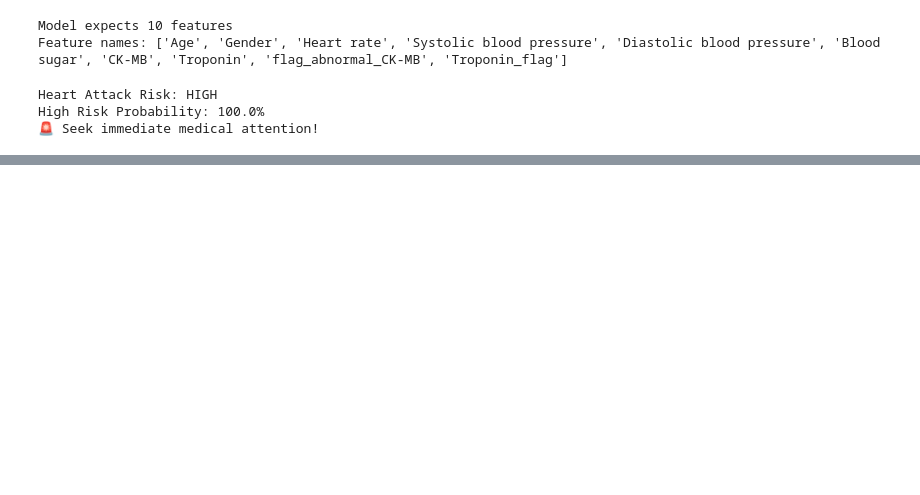
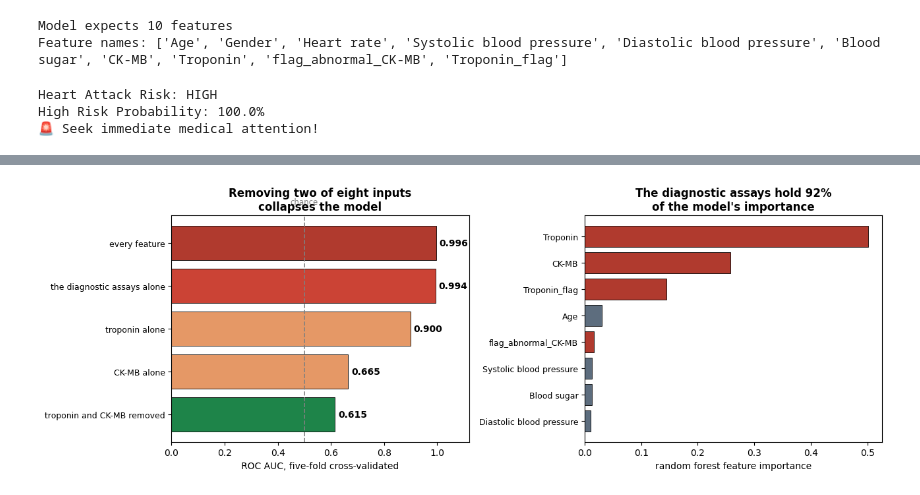
Before and after one commit to chuabrandon26/HeartAttackPrediction-ML, a Jupyter notebook: heart_attack_classification_Project.ipynb, the cells around one changed output, grey strips where cells are left out. Cells and saved outputs as stored; diff of their text form; code cells hidden in the pictures; blank space fills up the shorter version.

```diff
--- a/heart_attack_classification_Project.ipynb
+++ b/heart_attack_classification_Project.ipynb
@@ -308,8 +363,16 @@ randomcv_models = [
 # %% [markdown]
 Using RandomizedSearchCV: Randomly tries 100 combinations (n_iter=100) of hyperparameters from params for each model, using 3-fold cross-validation (cv=3) to pick the best ones.
 # %%
+# RandomizedSearchCV was never imported in this notebook, so it could not run
+# top to bottom in a fresh kernel.
+from sklearn.model_selection import RandomizedSearchCV
+
 # Define ALL params
-adaboost_param = {"n_estimators": [50,60,70,80,90], "algorithm": ['SAMME','SAMME.R']}
+# scikit-learn 1.6 removed AdaBoost's `algorithm` argument and 1.5 deprecates
+# SAMME.R, so it is only passed when the installed version still accepts it.
+adaboost_param = {"n_estimators": [50,60,70,80,90]}
+if "algorithm" in AdaBoostClassifier().get_params():
+    adaboost_param["algorithm"] = ["SAMME"]
 rf_param = {'n_estimators': [100, 200, 300], 'max_depth': [10, 20, None], 'min_samples_split': [2, 5, 10]}
 dt_param = {'max_depth': [3,5,7,10,None], 'min_samples_split': [2,5,10,20]}
 gb_param = {'n_estimators': [50,100,200], 'learning_rate': [0.01,0.1,0.2], 'max_depth': [3,5,7]}
@@ -627,0 +818,40 @@ P10: HIGH RISK  | Prob: 89.7% | 🚨 EMERGENCY
+# %%
+# One figure carrying the whole argument.
+fig, axes = plt.subplots(1, 2, figsize=(13, 4.6))
+
+ax = axes[0]
+order = ["every feature (as published)", "the diagnostic assays alone",
+         "troponin alone", "CK-MB alone", "troponin and CK-MB removed"]
+sub = leakage_table.set_index("feature set").loc[order]
+colours = ["#B03A2E", "#CB4335", "#E59866", "#E59866", "#1E8449"]
+bars = ax.barh(range(len(sub)), sub["AUC"], color=colours,
+               edgecolor="black", linewidth=0.6)
+ax.axvline(0.5, ls="--", c="grey", lw=1.2)
+ax.text(0.5, -0.9, "chance", fontsize=8.5, color="grey", ha="center")
+for i, v in enumerate(sub["AUC"]):
+    ax.text(v + 0.012, i, f"{v:.3f}", va="center", fontsize=10, fontweight="bold")
+ax.set_yticks(range(len(sub)))
+ax.set_yticklabels([s.replace(" (as published)", "") for s in sub.index], fontsize=9)
+ax.set_xlim(0, 1.12)
+ax.set_xlabel("ROC AUC, five-fold cross-validated")
+ax.set_title("Removing two of eight inputs\ncollapses the model", fontweight="bold")
+ax.invert_yaxis()
+
+ax = axes[1]
+top = imp.head(8).iloc[::-1]
+is_leaky = [c in LEAKY for c in top.index]
+ax.barh(range(len(top)), top.values,
+        color=["#B03A2E" if L else "#5D6D7E" for L in is_leaky],
+        edgecolor="black", linewidth=0.6)
+ax.set_yticks(range(len(top)))
+ax.set_yticklabels(top.index, fontsize=9)
+ax.set_xlabel("random forest feature importance")
+ax.set_title(f"The diagnostic assays hold {leaky_share:.0%}\nof the model's importance",
+             fontweight="bold")
+
+plt.tight_layout()
+Path("assets/figures").mkdir(parents=True, exist_ok=True)
+plt.savefig("assets/figures/leakage-auc-and-importance.png", dpi=150, bbox_inches="tight")
+plt.show()
+# %% [output]
+[figure, added]
```
Also changed, not shown: parts of 28 cells of this notebook, 6 other files.
